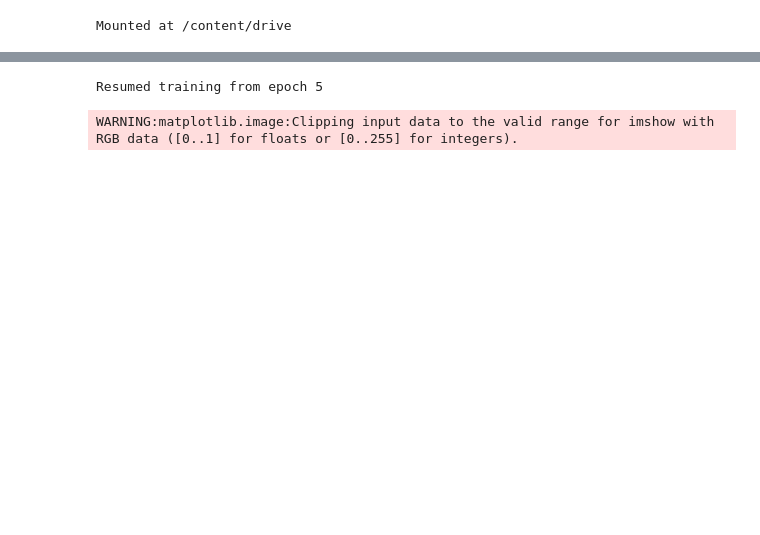
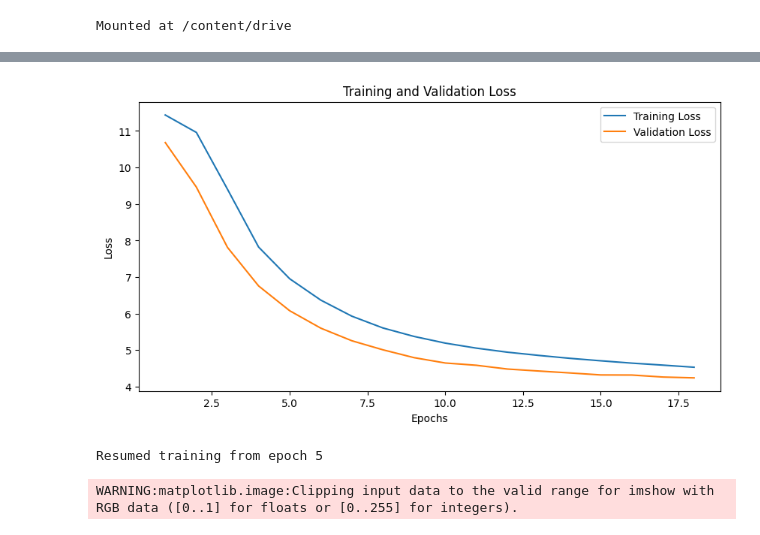
Before and after one commit to Tolgadnc/DeepLearningCourse, a Jupyter notebook: ImageCaptioning.ipynb, the cells around one changed output, grey strips where cells are left out. Drawn from its saved outputs; the diff is of its cells as text; code cells hidden in the pictures; blank space fills up the shorter version.

```diff
--- a/ImageCaptioning.ipynb
+++ b/ImageCaptioning.ipynb
@@ -287,20 +365,31 @@ class TransformerWithMask(nn.Module):
         super().__init__()
         self.layers = nn.ModuleList([
             nn.ModuleList([
+                nn.LayerNorm(dim),
                 MultiHeadAttention(dim, heads, dropout, mask=True),
+                nn.LayerNorm(dim),
                 MultiHeadAttention(dim, heads, dropout, mask=False),
-                FeedForward(dim, dropout)
+                nn.LayerNorm(dim),
+                FeedForward(dim, dropout),
             ])
             for _ in range(num_layers)
         ])
-        self.norm = nn.LayerNorm(dim)
 
     def forward(self, x, encoder_outputs):
-        for masked_attn, cross_attn, ff in self.layers:
-            x = x + masked_attn(self.norm(x))
-            x = x + cross_attn(self.norm(x), encoder_outputs)
-            x = x + ff(self.norm(x))
-        return self.norm(x)
+        for norm1, masked_attn, norm2, cross_attn, norm3, ff in self.layers:
+            # Masked Self-Attention with Pre-LayerNorm
+            attn_input = norm1(x)
+            attn_output = masked_attn(attn_input)
+            x = x + attn_output  # Residual connection
+            # Cross-Attention with Pre-LayerNorm
+            cross_attn_input = norm2(x)
+            cross_attn_output = cross_attn(cross_attn_input, encoder_outputs)
+            x = x + cross_attn_output  # Residual connection
+            # FeedForward with Pre-LayerNorm
+            ffn_input = norm3(x)
+            ffn_output = ff(ffn_input)
+            x = x + ffn_output  # Residual connection
+        return x
 # %%
 class Decoder(nn.Module):
     def __init__(self, dim_model, n_head, num_layers, vocab_size, dropout=0.1):
@@ -447,3 +552,15 @@ Early stopping triggered. Training halted.
+# %%
+# Plot Training and Validation Loss
+plt.figure(figsize=(10, 5))
+plt.plot(range(1, len(train_losses) + 1), train_losses, label="Training Loss")
+plt.plot(range(1, len(val_losses) + 1), val_losses, label="Validation Loss")
+plt.xlabel("Epochs")
+plt.ylabel("Loss")
+plt.title("Training and Validation Loss")
+plt.legend()
+plt.show()
+# %% [output]
+[figure, added]
 # %%
 # def load_checkpoint(path, model, optimizer, scheduler):
 #     checkpoint = torch.load(path)
```
Also changed, not shown: parts of 22 cells of this notebook.
